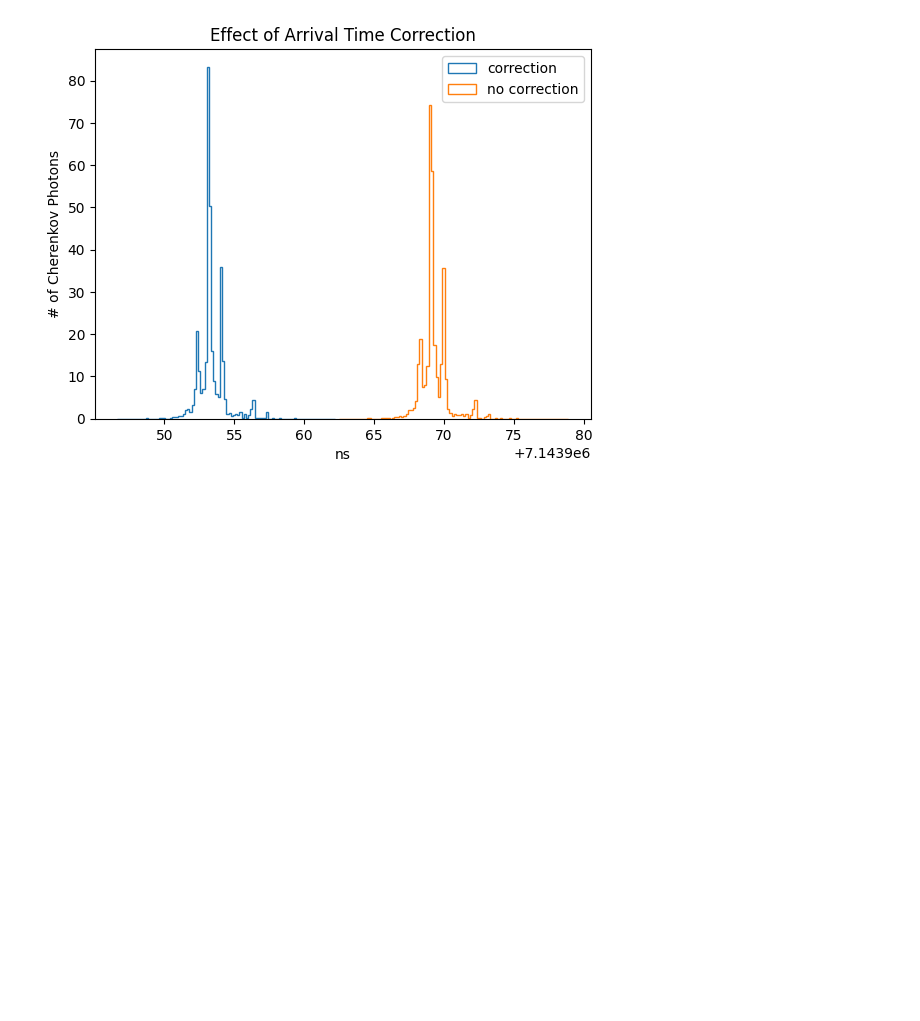
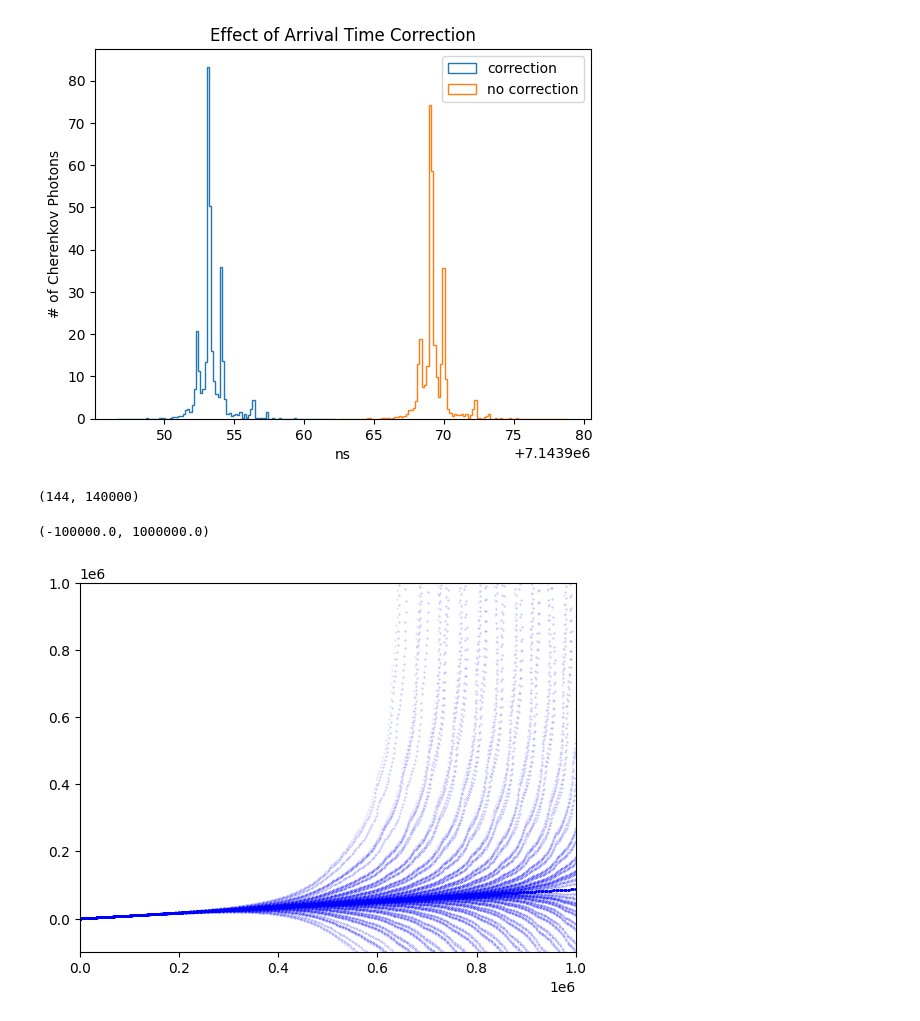
Before and after one commit to ikepc1/CHASM_NuSpacesim, a Jupyter notebook: demo/CHASM Demo.ipynb, the cells around one changed output. Cells and saved outputs as stored; diff of their text form; code cells hidden in the pictures; blank space fills up the shorter version.

```diff
--- a/demo/CHASM Demo.ipynb
+++ b/demo/CHASM Demo.ipynb
@@ -49,7 +49,7 @@ sim.add(ch.Yield(300,450))
 # %% [markdown]
 Now we can run, creating the objects which store the actual Cherenkov signals.
 # %%
-sim.run(mesh=True)
+sig = sim.run(mesh=True)
 # %% [markdown]
 Let's plot the Cherenkov signal at the counters.
 # %%
@@ -69,9 +69,9 @@ plt.colorbar(label = 'Number of Cherenkov Photons')
 # %%
 plt.figure()
 
-all_times = sim.signal_times
-all_photons = sim.signal_photons
-imax = sim.signal_photons.sum(axis=1).argmax()
+all_times = sig.times
+all_photons = sig.photons.sum(axis=1) #sum over wavelengths
+imax = all_photons.sum(axis=1).argmax()
 times = all_times[imax]
 photons = all_photons[imax]
 i = photons > .01
@@ -80,10 +80,10 @@ ha = plt.hist(times[i],100, weights=photons[i], histtype='step',label='correctio
 
 sim.remove('axis')
 sim.add(ch.UpwardAxis(theta,phi,curved=False))
-sim.run(mesh=True)
-all_times = sim.signal_times
-all_photons = sim.signal_photons
-imax = sim.signal_photons.sum(axis=1).argmax()
+sig = sim.run(mesh=True)
+all_times = sig.times
+all_photons = sig.photons.sum(axis=1) #sum over wavelengths
+imax = all_photons.sum(axis=1).argmax()
 times = all_times[imax]
 photons = all_photons[imax]
 i = photons > .01
@@ -99,9 +99,13 @@ Text(0.5, 1.0, 'Effect of Arrival Time Correction')
 [figure]
 # %%
 all_photons.shape
+# %% [output]
+(144, 140000)
 # %%
 fig = plt.figure()
-for s in sim.signals[:,0]:
-    plt.scatter(s.axis.vectors[:,0],s.axis.vectors[:,2],s=.1,c='b', alpha=0.2)
+plt.scatter(sig.axis[:,0],sig.axis[:,2],s=.1,c='b', alpha=0.2)
 plt.xlim(0,1.e6)
 plt.ylim(-.1e6,1.e6)
+# %% [output]
+(-100000.0, 1000000.0)
+[figure, added]
```
Also changed, not shown: parts of 2 cells of this notebook, 4 other files.
